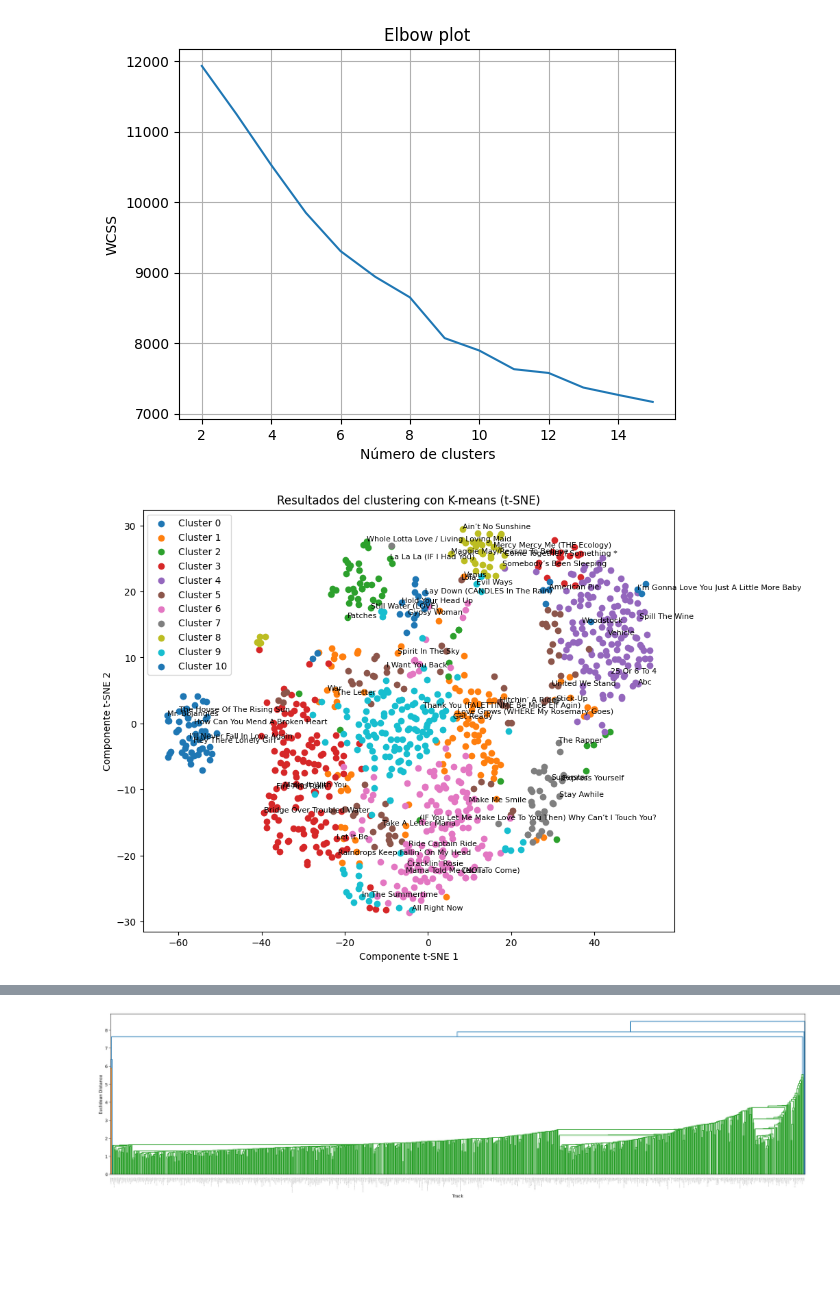
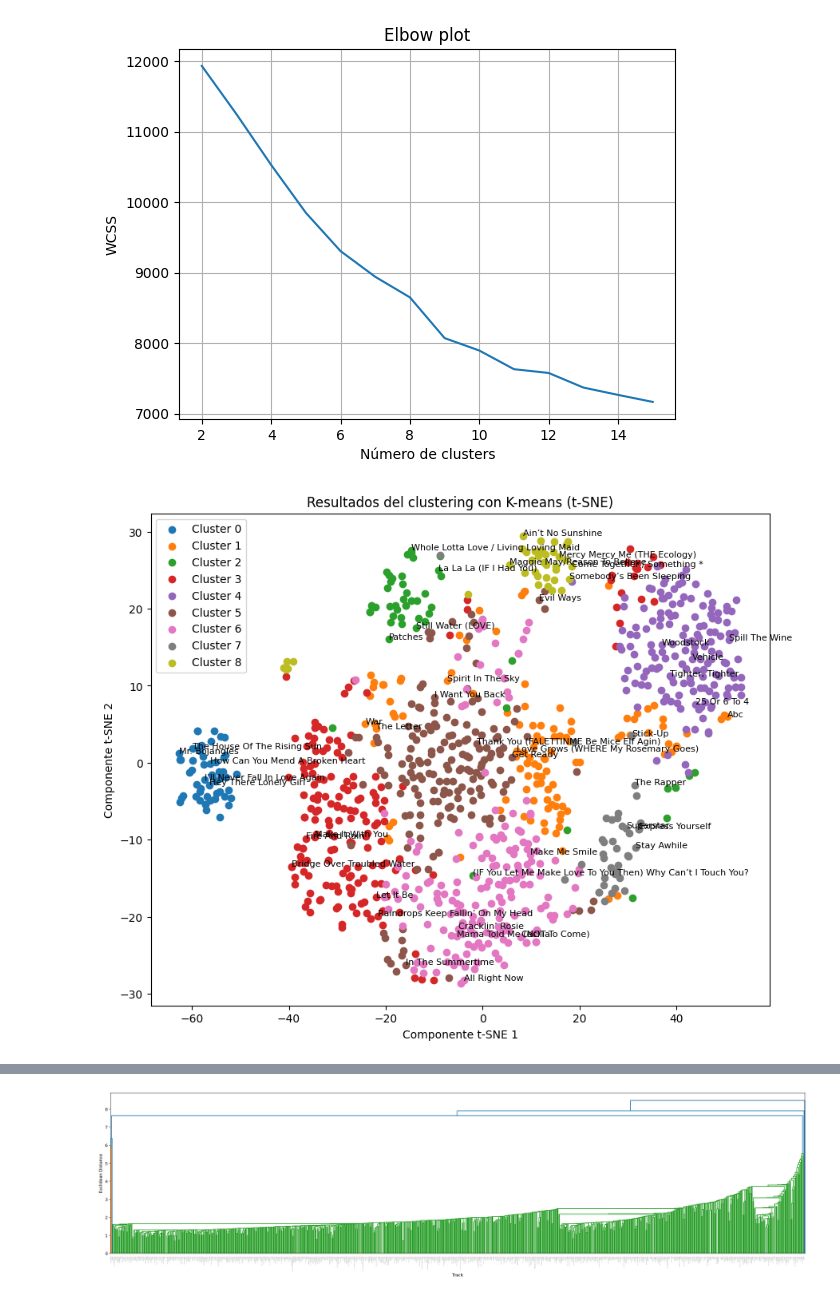
Before and after one commit to AgustinDimuro/tpeFundamentos, a Jupyter notebook: TPEspecial.ipynb, the cells around one changed output, grey strips where cells are left out. Drawn from its saved outputs; the diff is of its cells as text; code cells hidden in the pictures; blank space fills up the shorter version.

```diff
--- a/TPEspecial.ipynb
+++ b/TPEspecial.ipynb
@@ -610,15 +599,19 @@ Después de UMAP: (980, 2)
 # %%
 from sklearn.cluster import KMeans
+
+ds_precluster = ds_filtred.copy()
+scaler = StandardScaler()
+ds_precluster = scaler.fit_transform(ds_precluster)
 
 # separamos las features de los nombres de los países
 songs = ds_copy['Track'].copy()
 
 # inicializamos un objeto de la clase KMeans con el modelo
-kmeans = KMeans(n_clusters=11, verbose=0, random_state=10)
+kmeans = KMeans(n_clusters=9, verbose=0, random_state=10)
 # lo aplicamos sobre nuestros datos para hallar los centroides
 
-kmeans.fit(ds_scaled)
+kmeans.fit(ds_precluster)
 # y obtenemos los clusters a los que fueron asignadas las muestras
-clusters_kmeans = kmeans.predict(ds_scaled)
+clusters_kmeans = kmeans.predict(ds_precluster)
 print(clusters_kmeans)
 # %% [output]
@@ -645,7 +638,7 @@ print(clusters_kmeans)
 cluster_df = pd.DataFrame({'Track': songs, 'Cluster': clusters_kmeans})
 
 # Imprimimos los países de cada cluster
-for cluster_num in range(11):
+for cluster_num in range(9):
   print(f"\nCluster {cluster_num}:")
   print(cluster_df[cluster_df['Cluster'] == cluster_num]['Track'].tolist())
 # %% [output]
@@ -671,7 +664,7 @@ Cluster 10:
 wcss = []
 for k in range(2, 16):
     kmeans = KMeans(n_clusters=k, random_state=10)
-    kmeans.fit(ds_scaled)
+    kmeans.fit(ds_precluster)
     wcss.append(kmeans.inertia_)
 
 # graficamos el elbow plot
@@ -686,32 +679,33 @@ plt.show()
 # %%
 # Reducir la dimensionalidad de los datos usando t-SNE
 
-
+tsne = TSNE(n_components=2, random_state=42)
+tsne_results = tsne.fit_transform(ds_precluster)
 
 # Crear un DataFrame con los resultados de t-SNE y los clusters
-tsne_df = pd.DataFrame({'x': ds_tsne[:, 0], 'y': ds_tsne[:, 1], 'Cluster': clusters_kmeans, 'Track': songs})
+tsne_df = pd.DataFrame({'x': tsne_results[:, 0], 'y': tsne_results[:, 1], 'Cluster': clusters_kmeans, 'Track': songs})
 
 # Graficar los resultados de t-SNE, coloreando los puntos según el cluster
 plt.figure(figsize=(10, 8))
-for cluster_num in range(11):
+for cluster_num in range(9):
   plt.scatter(tsne_df[tsne_df['Cluster'] == cluster_num]['x'], tsne_df[tsne_df['Cluster'] == cluster_num]['y'], label=f'Cluster {cluster_num}')
 
 
   songs_to_label = tsne_df[tsne_df['Cluster'] == cluster_num]['Track'].tolist()
   songs_to_label = songs_to_label[:5]
 
   for songs in songs_to_label:
     row = tsne_df[(tsne_df['Cluster'] == cluster_num) & (tsne_df['Track'] == songs)]
     if not row.empty:
       plt.text(row['x'].values[0], row['y'].values[0], songs, fontsize=8)
 
 plt.xlabel('Componente t-SNE 1')
 plt.ylabel('Componente t-SNE 2')
 plt.title('Resultados del clustering con K-means (t-SNE)')
 plt.legend()
 plt.show()
 # %% [output]
-[figure, old version]
+[figure, new version]
 # %%
 import matplotlib.pyplot as plt
 import pandas as pd
```
Also changed, not shown: parts of 8 cells of this notebook.
